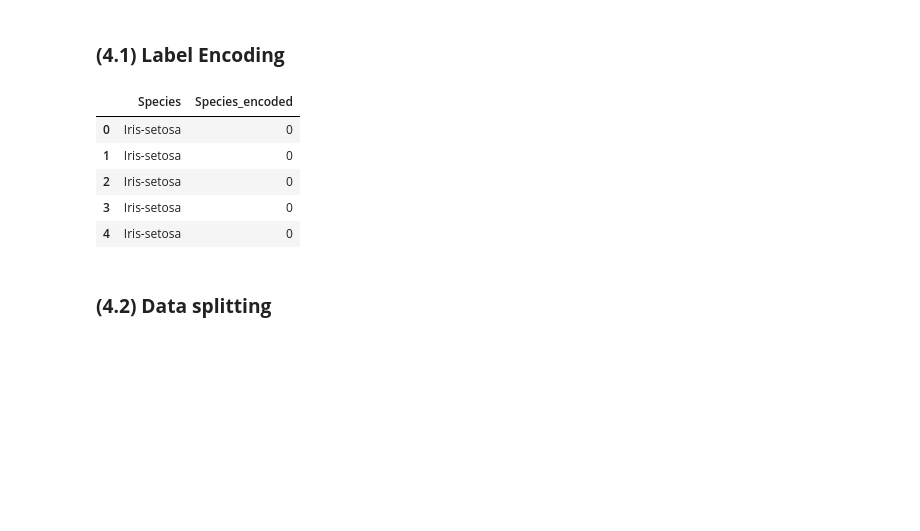
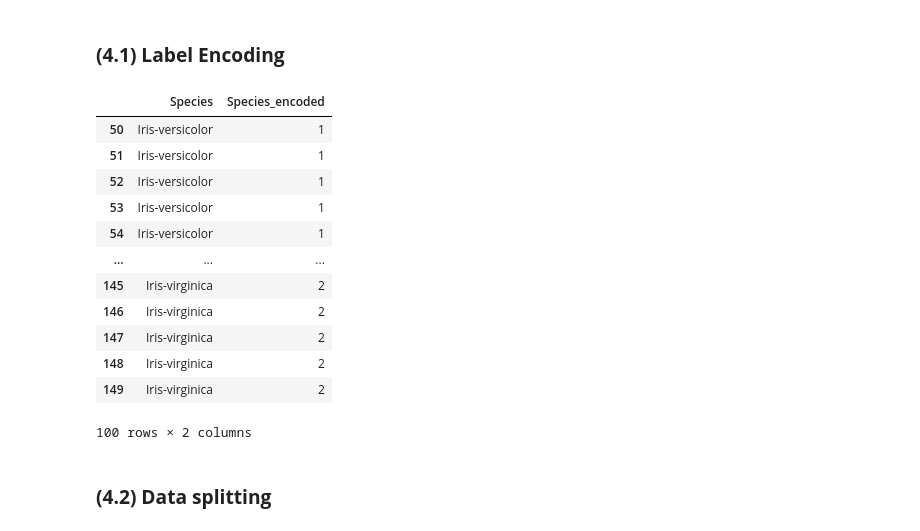
Before and after one commit to Clinton1029/Iris_ml, a Jupyter notebook: Iris_ml.ipynb, the cells around one changed output. Drawn from its saved outputs; the diff is of its cells as text; code cells hidden in the pictures; blank space fills up the shorter version.

```diff
--- a/Iris_ml.ipynb
+++ b/Iris_ml.ipynb
@@ -128,17 +126,24 @@ dtype: object
 # %%
 # Label encode the target variable (species)
 df["Species_encoded"] = df["Species"].astype("category").cat.codes
 
 
 # Display original and encoded target variable
-df[["Species", "Species_encoded"]].head()
+df[["Species", "Species_encoded"]].tail(100)
 # %% [output]
 |  | Species | Species_encoded |
-| 0 | Iris-setosa | 0 |
-| 1 | Iris-setosa | 0 |
-| 2 | Iris-setosa | 0 |
-| 3 | Iris-setosa | 0 |
-| 4 | Iris-setosa | 0 |
+| 50 | Iris-versicolor | 1 |
+| 51 | Iris-versicolor | 1 |
+| 52 | Iris-versicolor | 1 |
+| 53 | Iris-versicolor | 1 |
+| 54 | Iris-versicolor | 1 |
+| ... | ... | ... |
+| 145 | Iris-virginica | 2 |
+| 146 | Iris-virginica | 2 |
+| 147 | Iris-virginica | 2 |
+| 148 | Iris-virginica | 2 |
+| 149 | Iris-virginica | 2 |
+100 rows × 2 columns
 # %%
 # Define Features (X) and Target (y)
 
```
Also changed, not shown: parts of 10 cells of this notebook.
